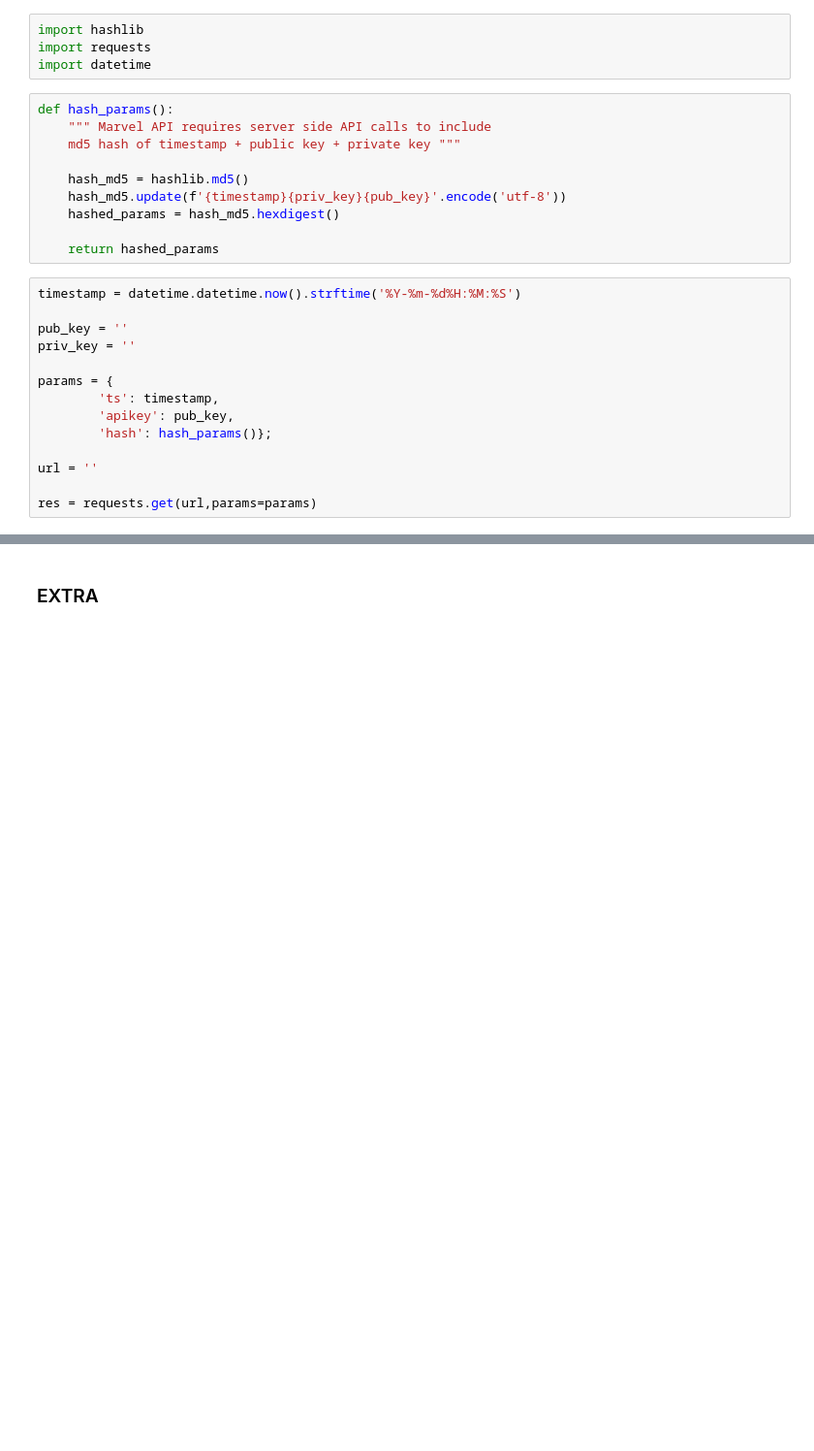
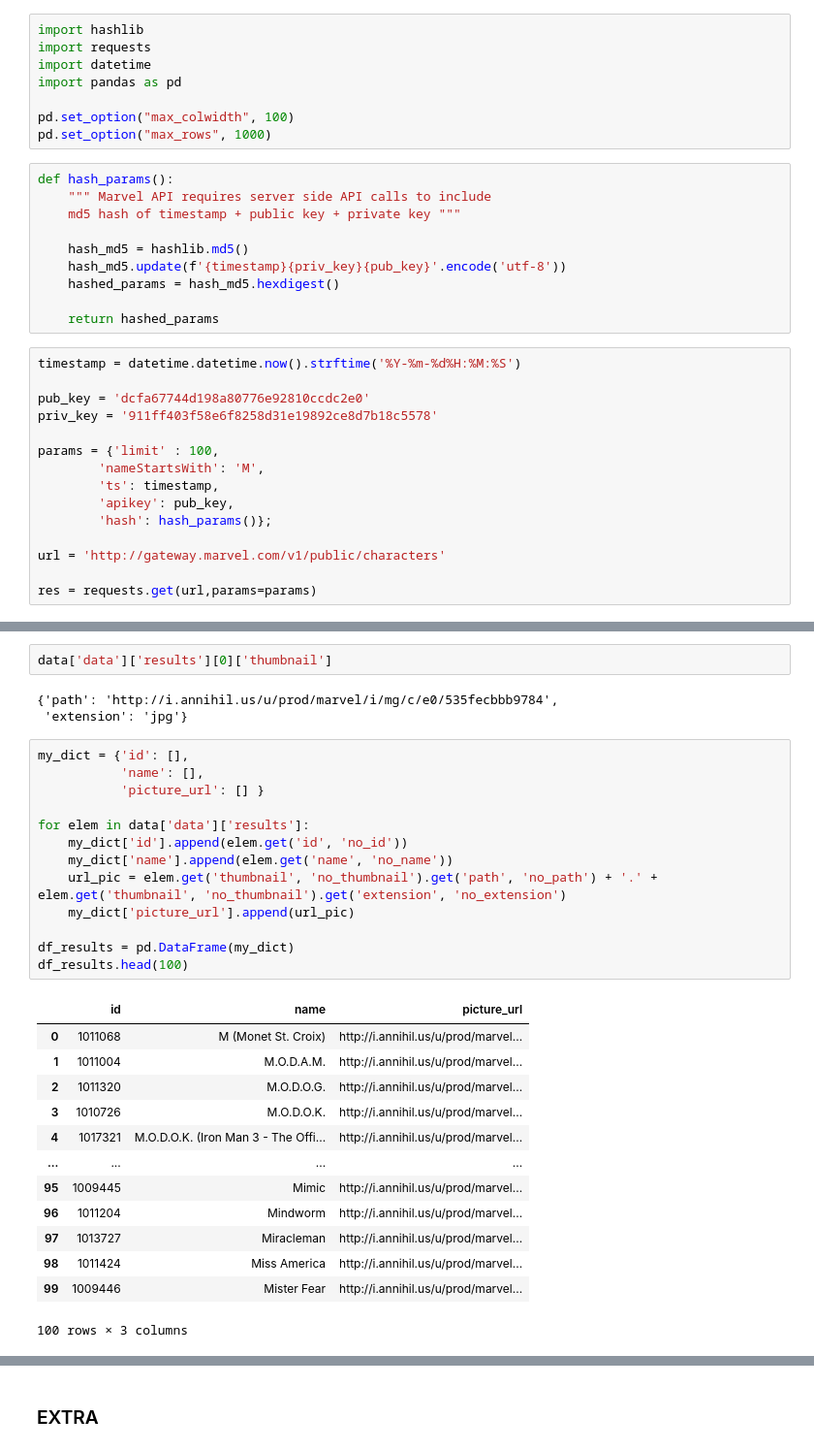
Before and after one commit to marcusRB/ds_thebridge_1_22, a Jupyter notebook: 2-Data_Analysis/3-Sources/Web/Práctica/marvel_characters.ipynb, the cells around one changed output, grey strips where cells are left out. Shown at 97% size. Drawn from its saved outputs; the diff is of its cells as text; blank space fills up the shorter version.

```diff
--- a/2-Data_Analysis/3-Sources/Web/Práctica/marvel_characters.ipynb
+++ b/2-Data_Analysis/3-Sources/Web/Práctica/marvel_characters.ipynb
@@ -12,6 +12,10 @@ Aquí te dejamos el código en python para poder empezar a hacer las llamadas, r
 import hashlib
 import requests
 import datetime
+import pandas as pd
+
+pd.set_option("max_colwidth", 100)
+pd.set_option("max_rows", 1000)
 # %%
 def hash_params():
     """ Marvel API requires server side API calls to include
@@ -25,14 +29,15 @@ def hash_params():
 # %%
 timestamp = datetime.datetime.now().strftime('%Y-%m-%d%H:%M:%S')
 
-pub_key = ''
-priv_key = ''
+pub_key = 'dcfa67744d198a80776e92810ccdc2e0'
+priv_key = '911ff403f58e6f8258d31e19892ce8d7b18c5578'
 
-params = {
+params = {'limit' : 100,
+        'nameStartsWith': 'M',
         'ts': timestamp,
         'apikey': pub_key,
         'hash': hash_params()};
 
-url = ''
+url = 'http://gateway.marvel.com/v1/public/characters'
 
 res = requests.get(url,params=params)
@@ -38,0 +54,32 @@ res = requests.get(url,params=params)
+# %%
+data['data']['results'][0]['thumbnail']
+# %% [output]
+{'path': 'http://i.annihil.us/u/prod/marvel/i/mg/c/e0/535fecbbb9784',
+ 'extension': 'jpg'}
+# %%
+my_dict = {'id': [],
+           'name': [],
+           'picture_url': [] }
+
+for elem in data['data']['results']:
+    my_dict['id'].append(elem.get('id', 'no_id'))
+    my_dict['name'].append(elem.get('name', 'no_name'))
+    url_pic = elem.get('thumbnail', 'no_thumbnail').get('path', 'no_path') + '.' + elem.get('thumbnail', 'no_thumbnail').get('extension', 'no_extension')
+    my_dict['picture_url'].append(url_pic)
+
+df_results = pd.DataFrame(my_dict)
+df_results.head(100)
+# %% [output]
+|  | id | name | picture_url |
+| 0 | 1011068 | M (Monet St. Croix) | http://i.annihil.us/u/prod/marvel... |
+| 1 | 1011004 | M.O.D.A.M. | http://i.annihil.us/u/prod/marvel... |
+| 2 | 1011320 | M.O.D.O.G. | http://i.annihil.us/u/prod/marvel... |
+| 3 | 1010726 | M.O.D.O.K. | http://i.annihil.us/u/prod/marvel... |
+| 4 | 1017321 | M.O.D.O.K. (Iron Man 3 - The Offi... | http://i.annihil.us/u/prod/marvel... |
+| ... | ... | ... | ... |
+| 95 | 1009445 | Mimic | http://i.annihil.us/u/prod/marvel... |
+| 96 | 1011204 | Mindworm | http://i.annihil.us/u/prod/marvel... |
+| 97 | 1013727 | Miracleman | http://i.annihil.us/u/prod/marvel... |
+| 98 | 1011424 | Miss America | http://i.annihil.us/u/prod/marvel... |
+| 99 | 1009446 | Mister Fear | http://i.annihil.us/u/prod/marvel... |
+100 rows × 3 columns
```
Also changed, not shown: parts of 10 cells of this notebook, 7 other files.
